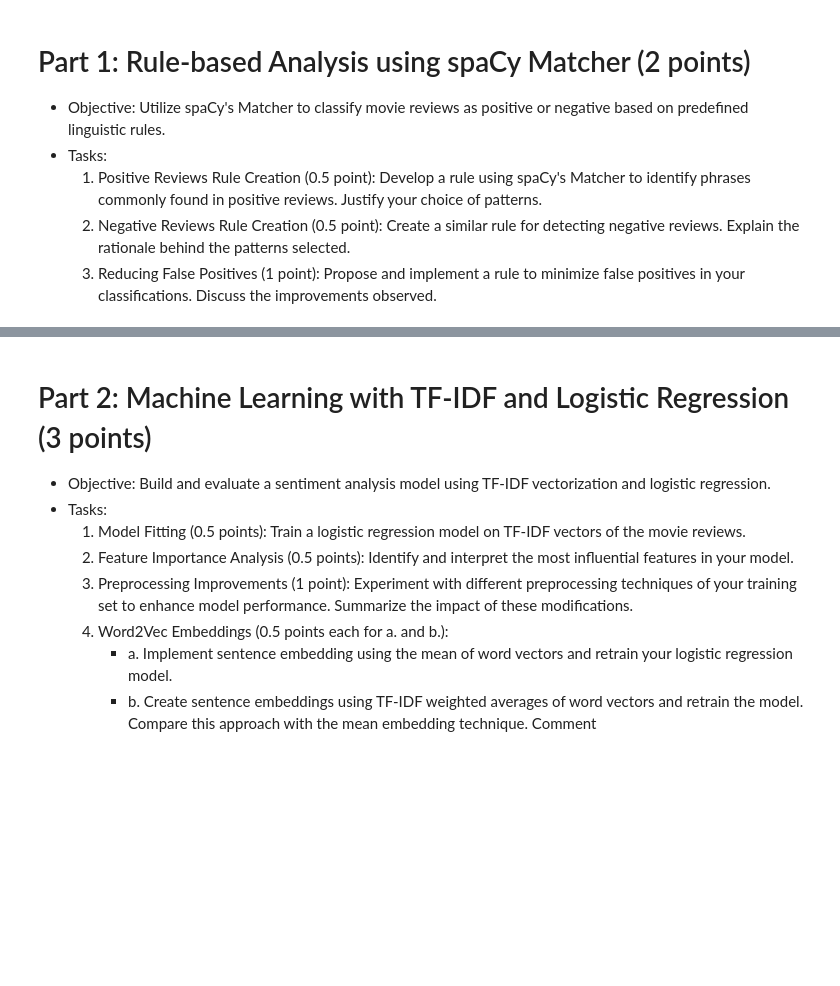
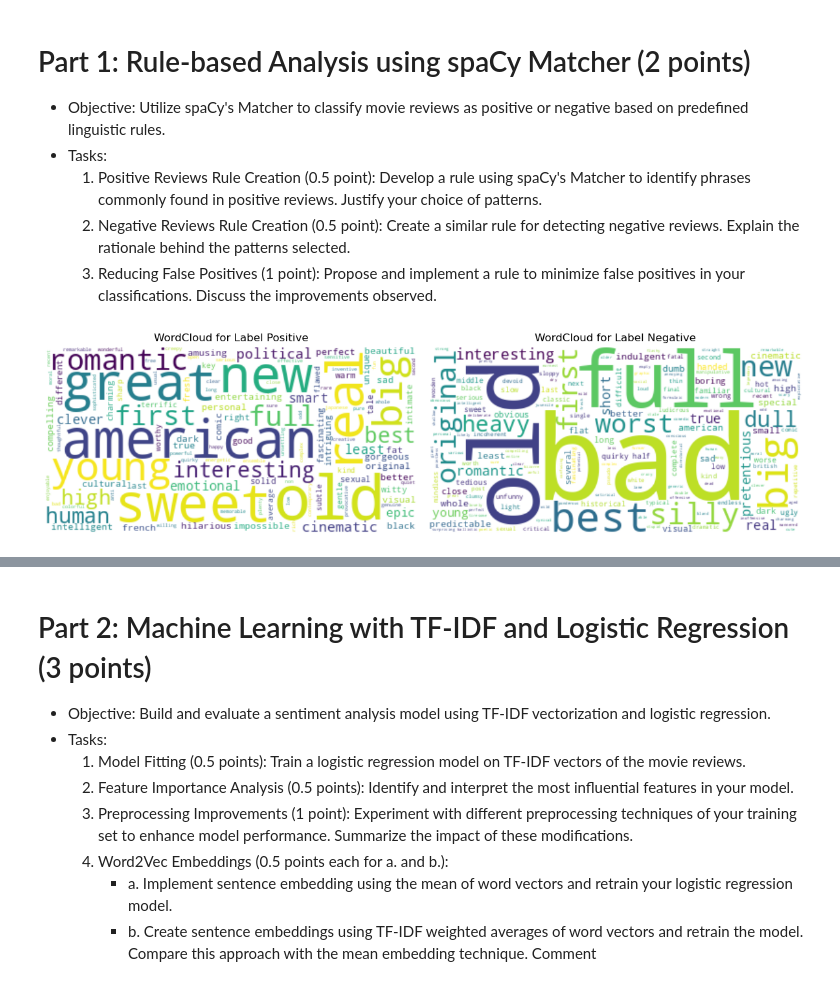
Before and after one commit to claricemottet/AdvNLP_HW1, a Jupyter notebook: AdvNLP_HW1_CM.ipynb, the cells around one changed output, grey strips where cells are left out. Drawn from its saved outputs; the diff is of its cells as text; code cells hidden in the pictures; blank space fills up the shorter version.

```diff
--- a/AdvNLP_HW1_CM.ipynb
+++ b/AdvNLP_HW1_CM.ipynb
@@ -43,3 +146,31 @@ Submission Guidelines:
   1. Positive Reviews Rule Creation (0.5 point): Develop a rule using spaCy's Matcher to identify phrases commonly found in positive reviews. Justify your choice of patterns.
   2. Negative Reviews Rule Creation (0.5 point): Create a similar rule for detecting negative reviews. Explain the rationale behind the patterns selected.
   3. Reducing False Positives (1 point): Propose and implement a rule to minimize false positives in your classifications. Discuss the improvements observed.
+# %%
+#create a word cloud of adjectives to create a vocabulary for matcher
+
+stop_words = set(stopwords.words('english'))
+labels = {0: 'Negative', 1: 'Positive'}
+
+# Prepare data for wordclouds
+label_data = defaultdict(lambda: '')
+
+for text, label in zip(df_train['text_clean'], df_train['label']):
+    doc = nlp(text)
+    adjectives = [token.text for token in doc if token.pos_ == 'ADJ']
+    label_data[label] += ' '.join(adjectives)
+
+# Generate and plot wordclouds for each label
+fig, axs = plt.subplots(1, 2, figsize=(12, 6))  # Create 1x2 subplots
+axs = axs.flatten()  # Flatten the axis array
+
+for ax, (label, text) in zip(axs, label_data.items()):
+    wordcloud = WordCloud(stopwords=stop_words, background_color='white').generate(text)
+    ax.imshow(wordcloud, interpolation='bilinear')
+    ax.set_title('WordCloud for Label {}'.format(labels.get(label)))
+    ax.axis('off')
+
+plt.tight_layout()
+plt.show()
+# %% [output]
+[figure, added]
```
Also changed, not shown: parts of 6 cells of this notebook, 2 other files.
